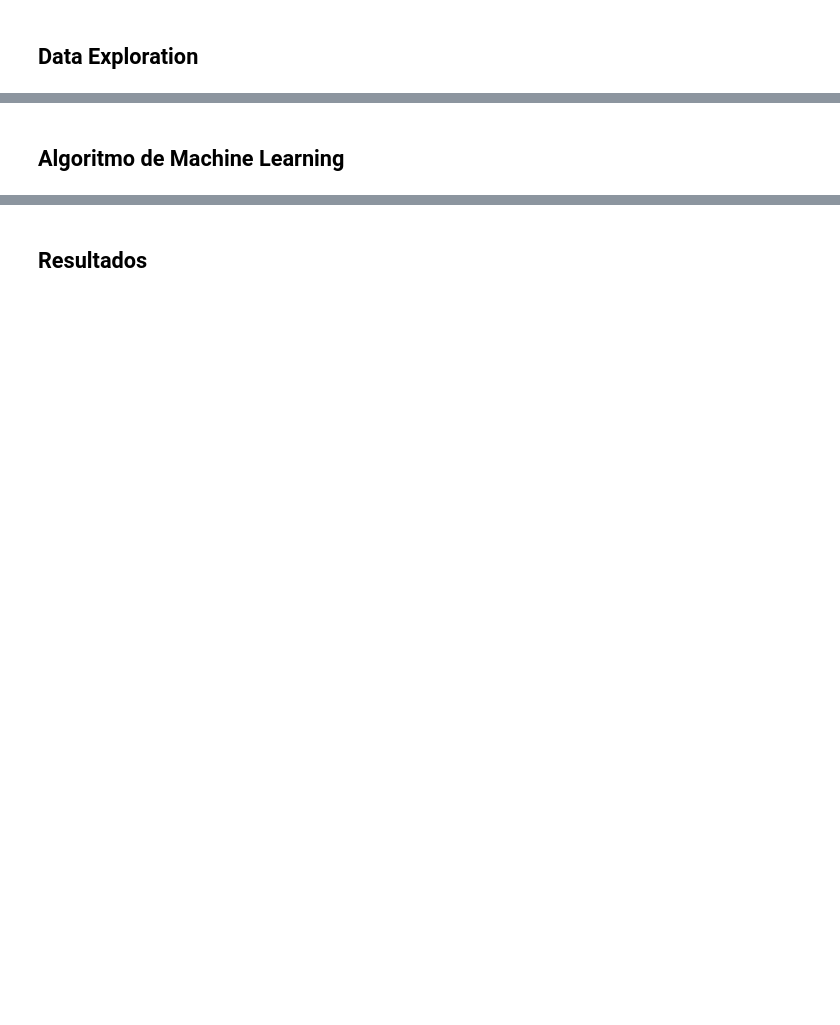
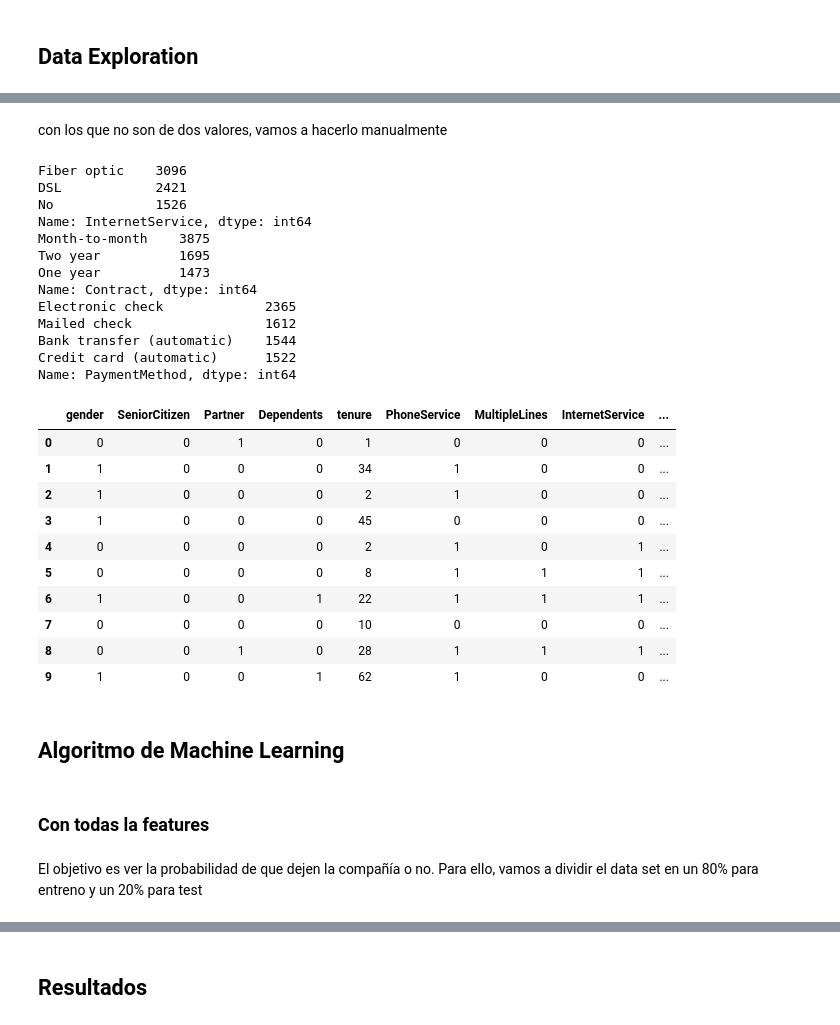
Before and after one commit to marcbonastre/RepoTestGroup3, a Jupyter notebook: PROYECTO_FINAL/Notebooks/BT_MLT_Churn.ipynb, the cells around one changed output, grey strips where cells are left out. Saved outputs shown, nothing was run; the diff lists cells and outputs as text; code cells hidden in the pictures; blank space fills up the shorter version.

```diff
--- a/PROYECTO_FINAL/Notebooks/BT_MLT_Churn.ipynb
+++ b/PROYECTO_FINAL/Notebooks/BT_MLT_Churn.ipynb
@@ -8,0 +224,18 @@
+# %%
+chhh = chh.replace(to_replace = ['No phone service','No internet service'],value = 'No')
+# %%
+g=chhh.MultipleLines.unique()
+i=chhh.OnlineSecurity.unique()
+j=chhh.OnlineBackup.unique()
+k=chhh.DeviceProtection.unique()
+l=chhh.TechSupport.unique()
+m=chhh.StreamingTV.unique()
+n=chhh.StreamingMovies.unique()
+
+print('los datos unicos de MultipleLines es de {}'.format(g))
+print('los datos unicos de OnlineSecurity es de {}'.format(i))
+print('los datos unicos de OnlineBackup es de {}'.format(j))
+print('los datos unicos de DeviceProtection es de {}'.format(k))
+print('los datos unicos de TechSupport es de {}'.format(l))
+print('los datos unicos de StreamingTV es de {}'.format(m))
+print('los datos unicos de StreamingMovies es de {}'.format(n))
@@ -8,0 +252,5 @@
+# %%
+label_encoder=LabelEncoder()
+for x in [i for i in chhh.columns if len(chhh[i].unique())==2]:
+    print(x, chhh[x].unique())
+    chhh[x]= label_encoder.fit_transform(chhh[x])
@@ -9,2 +294,49 @@
+# %% [markdown]
+con los que no son de dos valores, vamos a hacerlo manualmente
+# %%
+labelEncoder = LabelEncoder()
+print(chhh["InternetService"].value_counts())
+chhh["InternetService"] = labelEncoder.fit_transform(chhh["InternetService"])
+chhh["InternetService"].value_counts()
+
+print(chhh["Contract"].value_counts())
+chhh["Contract"] = labelEncoder.fit_transform(chhh["Contract"])
+chhh["Contract"].value_counts()
+
+print(chhh["PaymentMethod"].value_counts())
+chhh["PaymentMethod"] = labelEncoder.fit_transform(chhh["PaymentMethod"])
+chhh["PaymentMethod"].value_counts()
+
+chhh.head(10)
+# %% [output]
+Fiber optic    3096
+DSL            2421
+No             1526
+Name: InternetService, dtype: int64
+Month-to-month    3875
+Two year          1695
+One year          1473
+Name: Contract, dtype: int64
+Electronic check             2365
+Mailed check                 1612
+Bank transfer (automatic)    1544
+Credit card (automatic)      1522
+Name: PaymentMethod, dtype: int64
+|  | gender | SeniorCitizen | Partner | Dependents | tenure | PhoneService | MultipleLines | InternetService | ... |
+| 0 | 0 | 0 | 1 | 0 | 1 | 0 | 0 | 0 | ... |
+| 1 | 1 | 0 | 0 | 0 | 34 | 1 | 0 | 0 | ... |
+| 2 | 1 | 0 | 0 | 0 | 2 | 1 | 0 | 0 | ... |
+| 3 | 1 | 0 | 0 | 0 | 45 | 0 | 0 | 0 | ... |
+| 4 | 0 | 0 | 0 | 0 | 2 | 1 | 0 | 1 | ... |
+| 5 | 0 | 0 | 0 | 0 | 8 | 1 | 1 | 1 | ... |
+| 6 | 1 | 0 | 0 | 1 | 22 | 1 | 1 | 1 | ... |
+| 7 | 0 | 0 | 0 | 0 | 10 | 0 | 0 | 0 | ... |
+| 8 | 0 | 0 | 1 | 0 | 28 | 1 | 1 | 1 | ... |
+| 9 | 1 | 0 | 0 | 1 | 62 | 1 | 0 | 0 | ... |
 # %% [markdown]
 ## Algoritmo de Machine Learning
+# %% [markdown]
+### Con todas la features
+# %% [markdown]
+El objetivo es ver la probabilidad de que dejen la compañía o no.
+Para ello, vamos a dividir el data set en un 80% para entreno y un 20% para test
```
Also changed, not shown: parts of 45 cells of this notebook, 4 other files.
